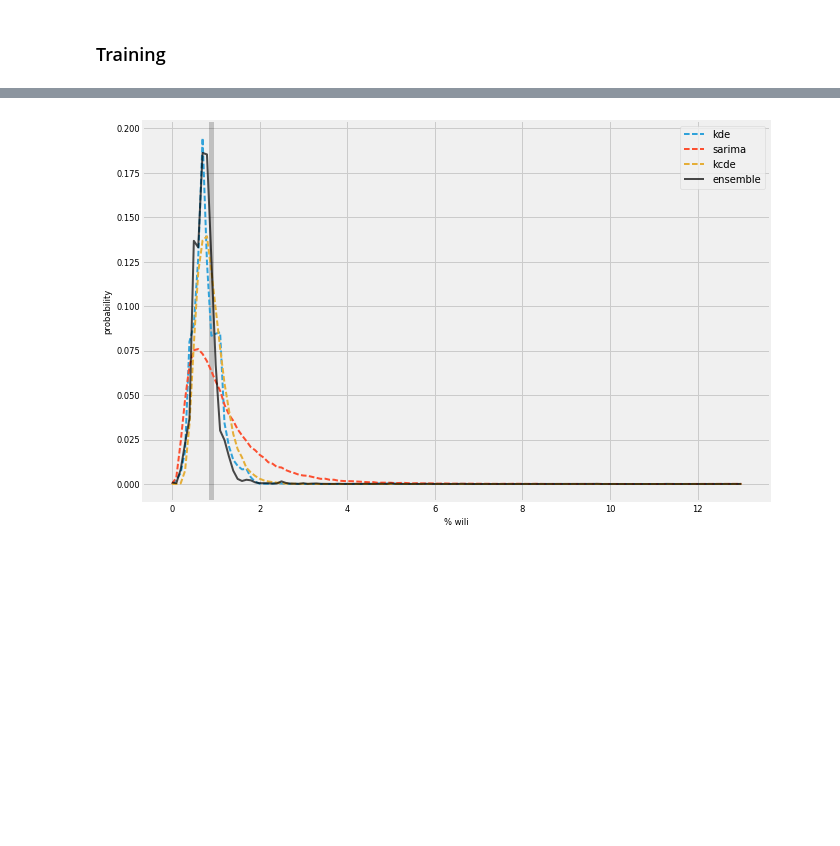
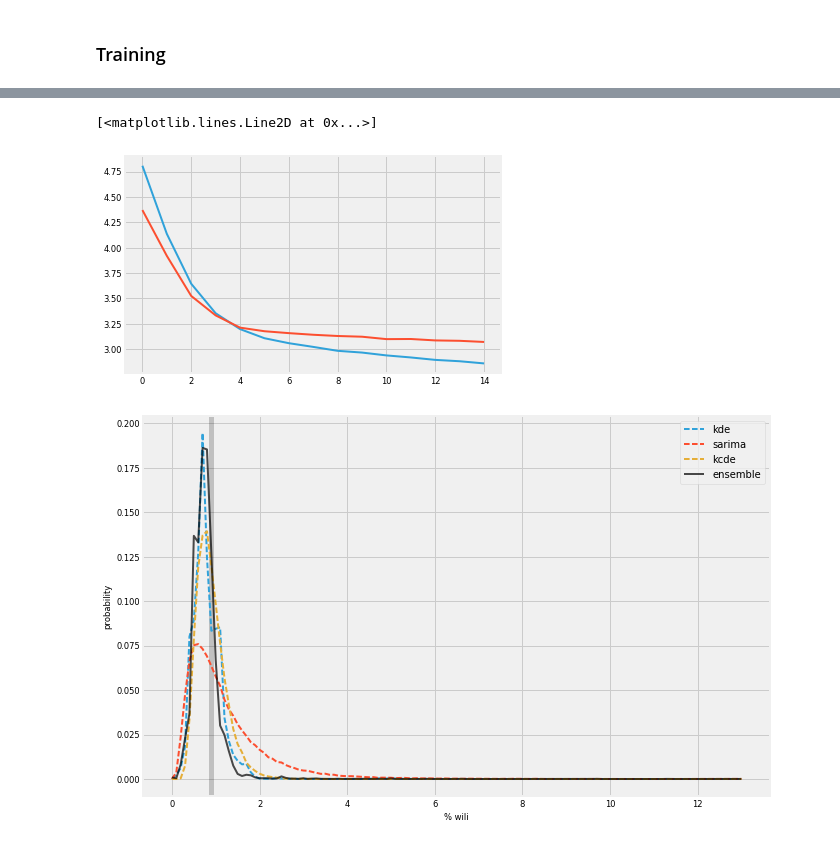
Before and after one commit to reichlab/neural-stack, a Jupyter notebook: notebooks/3.0-cnn-model.ipynb, the cells around one changed output, grey strips where cells are left out. Drawn from its saved outputs; the diff is of its cells as text; code cells hidden in the pictures; blank space fills up the shorter version.

```diff
--- a/notebooks/3.0-cnn-model.ipynb
+++ b/notebooks/3.0-cnn-model.ipynb
@@ -114,2 +137,8 @@ plt.plot(history.history["val_loss"])
+# %%
+plt.plot(history.history["loss"])
+plt.plot(history.history["val_loss"])
+# %% [output]
+[<matplotlib.lines.Line2D at 0x...>]
+[figure, added]
 # %%
 out = model.predict([X_test, X_week_test])
```
Also changed, not shown: parts of 12 cells of this notebook.
